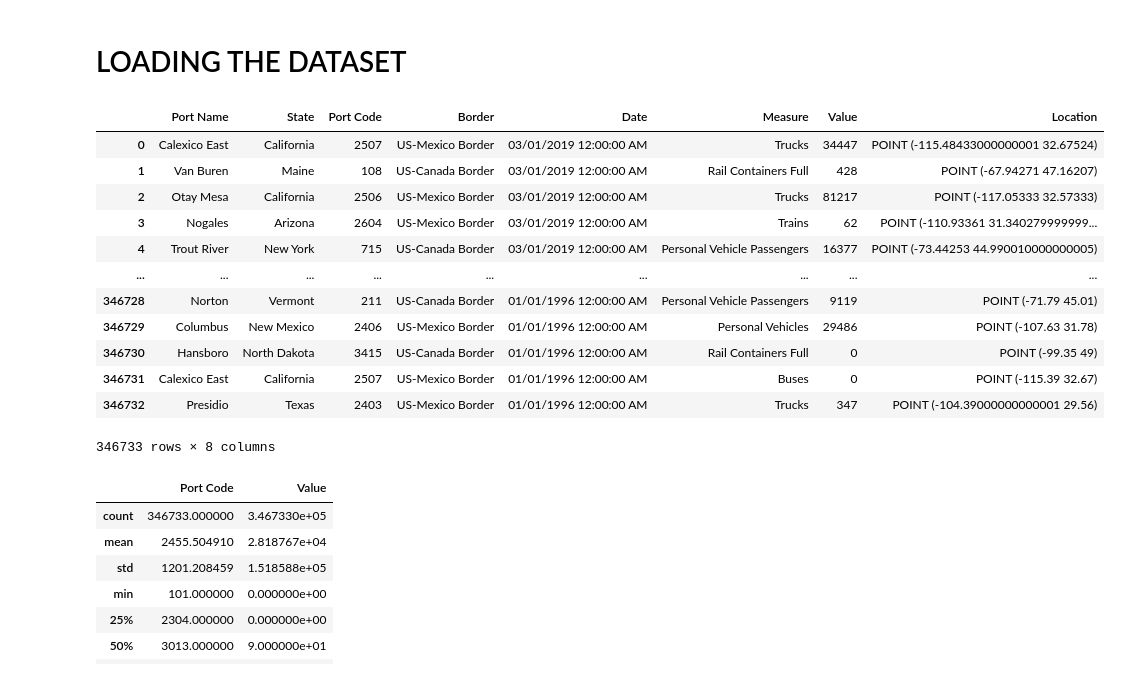
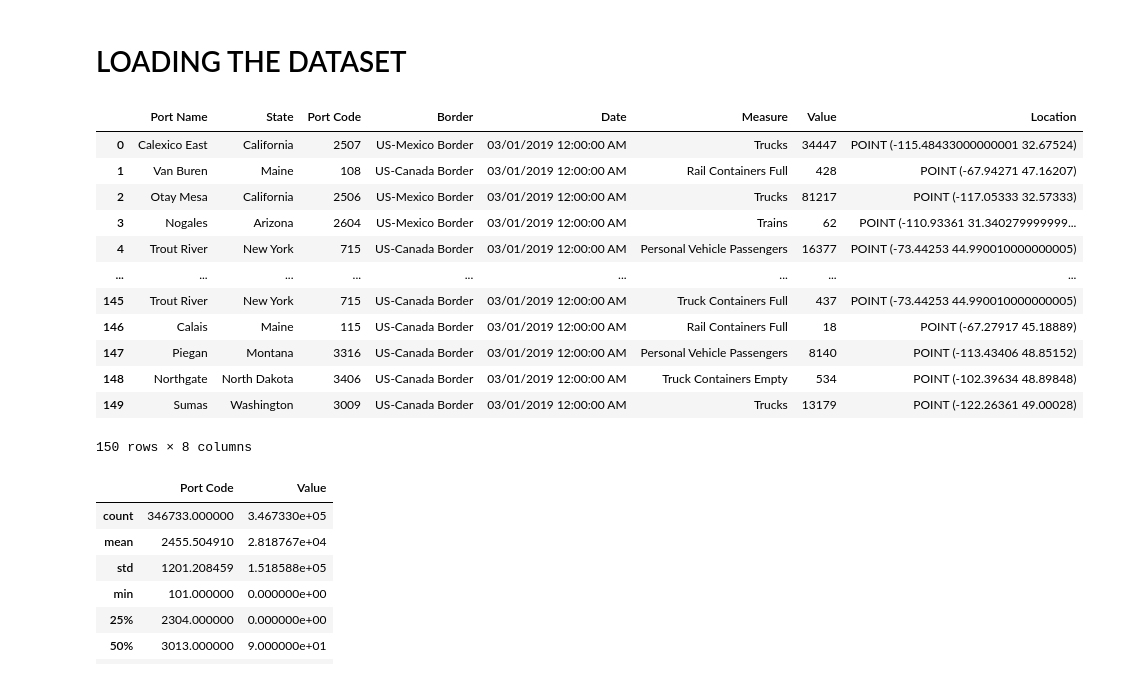
Before and after one commit to vivianusdjpy/DS2-CORE-IP-WEEK-3, a Jupyter notebook: WEEK_3_INDEPENDENT_PROJECT_SAMPLING_IMPLEMENTATION_STRATEGY.ipynb, the cells around one changed output. Drawn from its saved outputs; the diff is of its cells as text; code cells hidden in the pictures.

```diff
--- a/WEEK_3_INDEPENDENT_PROJECT_SAMPLING_IMPLEMENTATION_STRATEGY.ipynb
+++ b/WEEK_3_INDEPENDENT_PROJECT_SAMPLING_IMPLEMENTATION_STRATEGY.ipynb
@@ -15,21 +17,21 @@ from numpy.random import randn
 # LOADING THE DATASET
 # %%
 df = pd.read_csv("/content/Border_Crossing_Entry_Data.csv")
-df
+df.head(150)
 # %% [output]
 |  | Port Name | State | Port Code | Border | Date | Measure | Value | Location |
 | 0 | Calexico East | California | 2507 | US-Mexico Border | 03/01/2019 12:00:00 AM | Trucks | 34447 | POINT (-115.48433000000001 32.67524) |
 | 1 | Van Buren | Maine | 108 | US-Canada Border | 03/01/2019 12:00:00 AM | Rail Containers Full | 428 | POINT (-67.94271 47.16207) |
 | 2 | Otay Mesa | California | 2506 | US-Mexico Border | 03/01/2019 12:00:00 AM | Trucks | 81217 | POINT (-117.05333 32.57333) |
 | 3 | Nogales | Arizona | 2604 | US-Mexico Border | 03/01/2019 12:00:00 AM | Trains | 62 | POINT (-110.93361 31.340279999999... |
 | 4 | Trout River | New York | 715 | US-Canada Border | 03/01/2019 12:00:00 AM | Personal Vehicle Passengers | 16377 | POINT (-73.44253 44.990010000000005) |
 | ... | ... | ... | ... | ... | ... | ... | ... | ... |
-| 346728 | Norton | Vermont | 211 | US-Canada Border | 01/01/1996 12:00:00 AM | Personal Vehicle Passengers | 9119 | POINT (-71.79 45.01) |
-| 346729 | Columbus | New Mexico | 2406 | US-Mexico Border | 01/01/1996 12:00:00 AM | Personal Vehicles | 29486 | POINT (-107.63 31.78) |
-| 346730 | Hansboro | North Dakota | 3415 | US-Canada Border | 01/01/1996 12:00:00 AM | Rail Containers Full | 0 | POINT (-99.35 49) |
-| 346731 | Calexico East | California | 2507 | US-Mexico Border | 01/01/1996 12:00:00 AM | Buses | 0 | POINT (-115.39 32.67) |
-| 346732 | Presidio | Texas | 2403 | US-Mexico Border | 01/01/1996 12:00:00 AM | Trucks | 347 | POINT (-104.39000000000001 29.56) |
+| 145 | Trout River | New York | 715 | US-Canada Border | 03/01/2019 12:00:00 AM | Truck Containers Full | 437 | POINT (-73.44253 44.990010000000005) |
+| 146 | Calais | Maine | 115 | US-Canada Border | 03/01/2019 12:00:00 AM | Rail Containers Full | 18 | POINT (-67.27917 45.18889) |
+| 147 | Piegan | Montana | 3316 | US-Canada Border | 03/01/2019 12:00:00 AM | Personal Vehicle Passengers | 8140 | POINT (-113.43406 48.85152) |
+| 148 | Northgate | North Dakota | 3406 | US-Canada Border | 03/01/2019 12:00:00 AM | Truck Containers Empty | 534 | POINT (-102.39634 48.89848) |
+| 149 | Sumas | Washington | 3009 | US-Canada Border | 03/01/2019 12:00:00 AM | Trucks | 13179 | POINT (-122.26361 49.00028) |
-346733 rows × 8 columns
+150 rows × 8 columns
 # %%
 df.describe()
 # %% [output]
```
Also changed, not shown: parts of 16 cells of this notebook.
